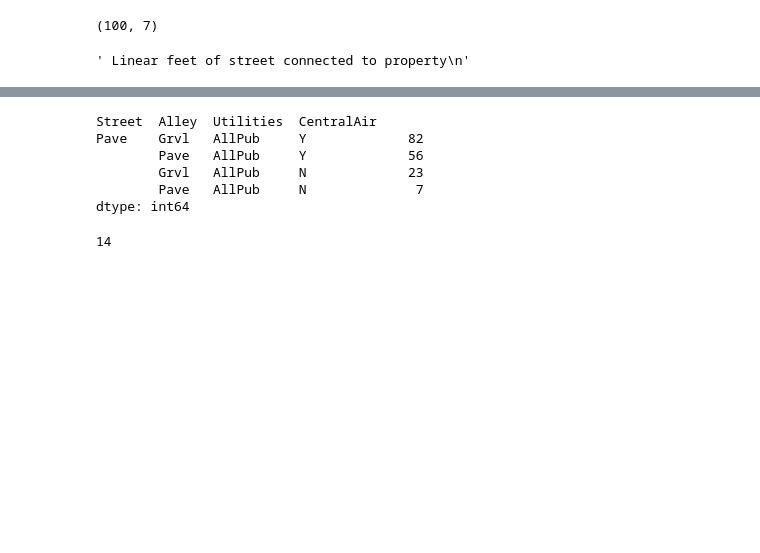
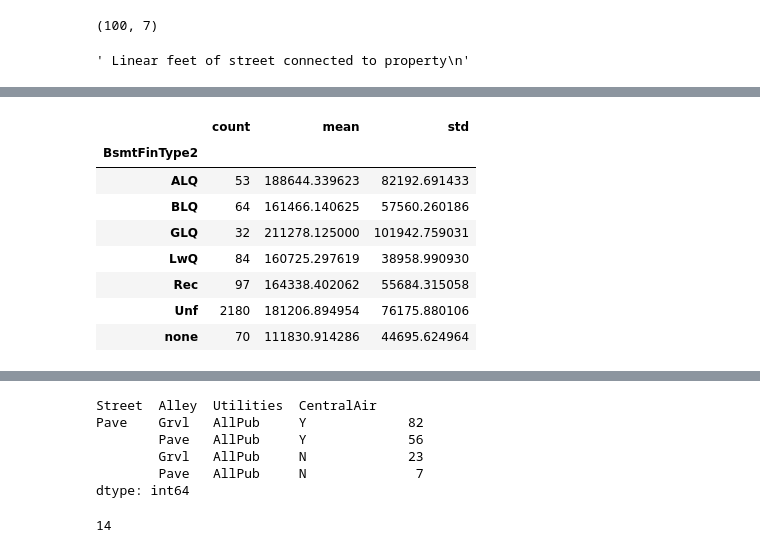
Before and after one commit to hzeig/ames-housing-predictions, a Jupyter notebook: HADAR/Cleaning.ipynb, the cells around one changed output, grey strips where cells are left out. Cells and saved outputs as stored; diff of their text form; code cells hidden in the pictures; blank space fills up the shorter version.

```diff
--- a/HADAR/Cleaning.ipynb
+++ b/HADAR/Cleaning.ipynb
@@ -129,0 +195,4 @@ dtype: int64
+# %%
+hp_dict['BsmtExposure']
+housePrice.BsmtExposure = housePrice.BsmtExposure.fillna('none')
+housePrice.groupby('BsmtExposure')['SalePrice'].agg(['count','mean','std'])
@@ -129,0 +207,14 @@ dtype: int64
+# %%
+hp_dict['BsmtFinType2']
+housePrice.BsmtFinType2 = housePrice.BsmtFinType2.fillna('none')
+housePrice.groupby('BsmtFinType2')['SalePrice'].agg(['count','mean','std'])
+# %% [output]
+|  | count | mean | std |
+| BsmtFinType2 |  |  |  |
+| ALQ | 53 | 188644.339623 | 82192.691433 |
+| BLQ | 64 | 161466.140625 | 57560.260186 |
+| GLQ | 32 | 211278.125000 | 101942.759031 |
+| LwQ | 84 | 160725.297619 | 38958.990930 |
+| Rec | 97 | 164338.402062 | 55684.315058 |
+| Unf | 2180 | 181206.894954 | 76175.880106 |
+| none | 70 | 111830.914286 | 44695.624964 |
```
Also changed, not shown: parts of 27 cells of this notebook.
